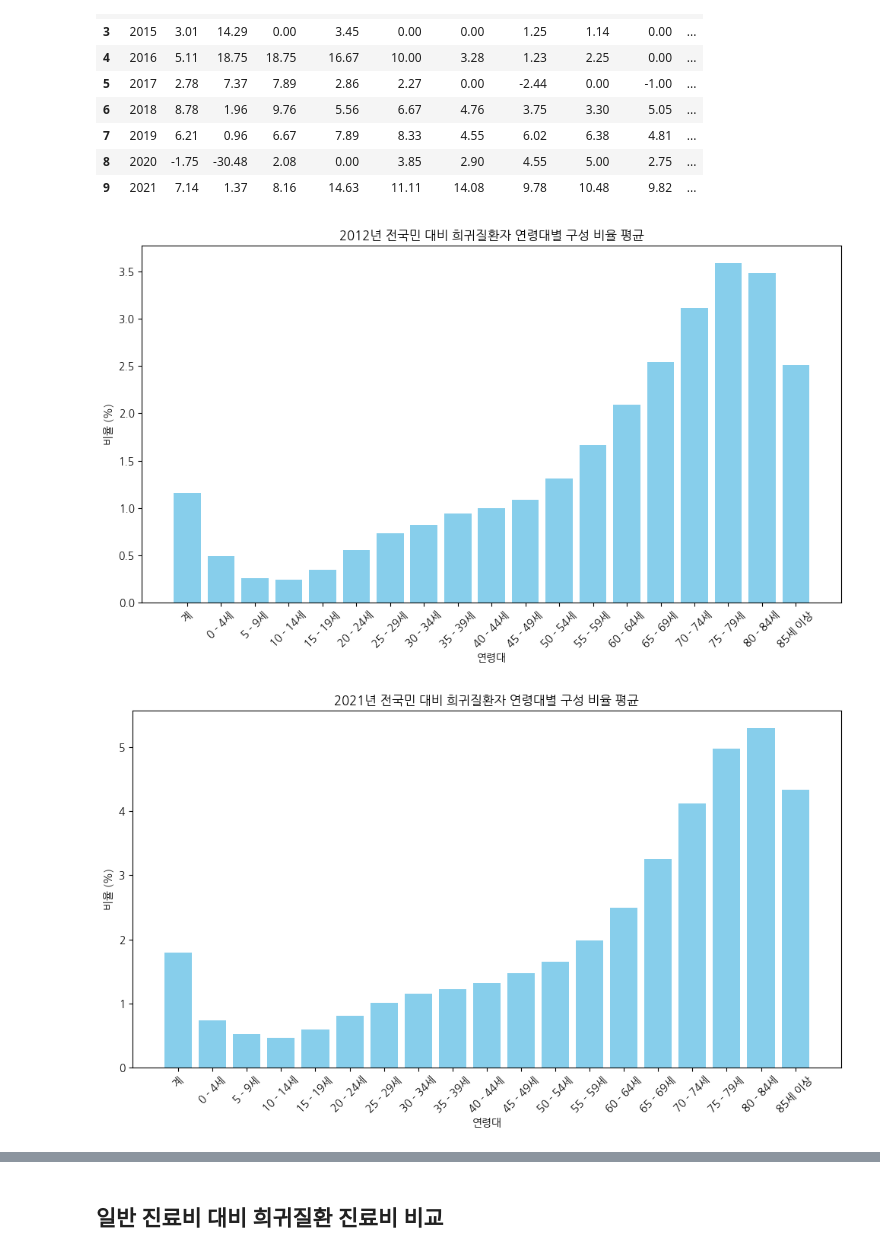
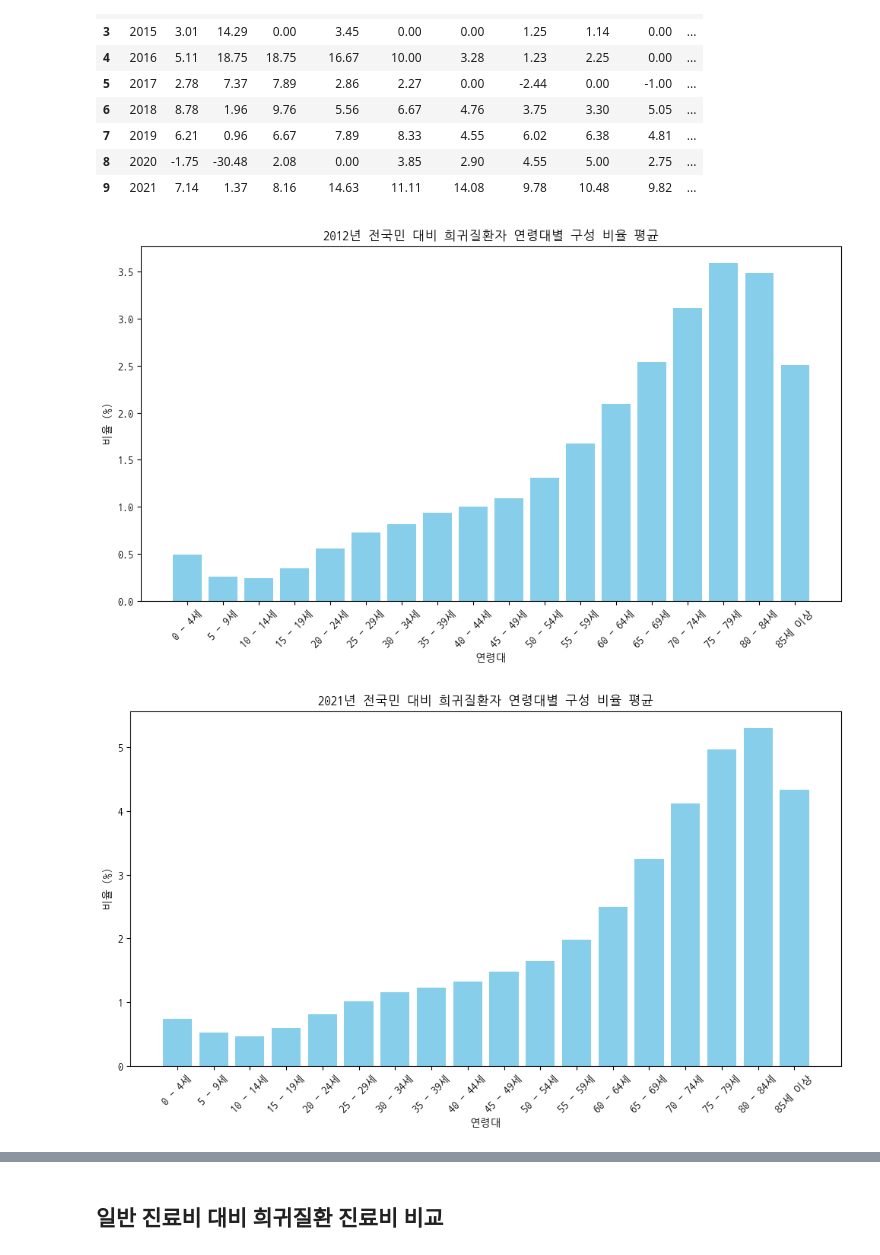
Before and after one commit to kdj0712/rare_field_fastapis, a Jupyter notebook: data/data_analysis/persona3/notebook/djs.ipynb, the cells around one changed output, grey strips where cells are left out. Saved outputs shown, nothing was run; the diff lists cells and outputs as text; code cells hidden in the pictures.

```diff
--- a/data/data_analysis/persona3/notebook/djs.ipynb
+++ b/data/data_analysis/persona3/notebook/djs.ipynb
@@ -229,18 +229,18 @@ new_rate_df
 | 9 | 2021 | 7.14 | 1.37 | 8.16 | 14.63 | 11.11 | 14.08 | 9.78 | 10.48 | 9.82 | ... |
 # %%
 plt.figure(figsize=(10, 6))  # 그래프 크기 설정
-plt.bar(ratio_df.iloc[0, 1:].index, ratio_df.iloc[0, 1:].values, color='skyblue')
+plt.bar(ratio_df.iloc[0, 2:].index, ratio_df.iloc[0, 2:].values, color='skyblue')
 plt.title('2012년 전국민 대비 희귀질환자 연령대별 구성 비율 평균')  # 그래프 제목
 plt.xlabel('연령대')  # x축 라벨
 plt.ylabel('비율 (%)')  # y축 라벨
 plt.xticks(rotation=45)  # x축 라벨 회전
 plt.tight_layout()  # 레이아웃 조정
 plt.show()  # 그래프 표시
 # %% [output]
-[figure, old version]
+[figure, new version]
 # %%
 plt.figure(figsize=(10, 6))  # 그래프 크기 설정
-plt.bar(ratio_df.iloc[9, 1:].index, ratio_df.iloc[9, 1:].values, color='skyblue')
+plt.bar(ratio_df.iloc[9, 2:].index, ratio_df.iloc[9, 2:].values, color='skyblue')
 plt.title('2021년 전국민 대비 희귀질환자 연령대별 구성 비율 평균')  # 그래프 제목
 plt.xlabel('연령대')  # x축 라벨
 plt.ylabel('비율 (%)')  # y축 라벨
@@ -248,5 +248,5 @@ plt.xticks(rotation=45)  # x축 라벨 회전
 plt.tight_layout()  # 레이아웃 조정
 plt.show()  # 그래프 표시
 # %% [output]
-[figure, old version]
+[figure, new version]
 # %%
```
Also changed, not shown: parts of 11 cells of this notebook, 8 other files.
